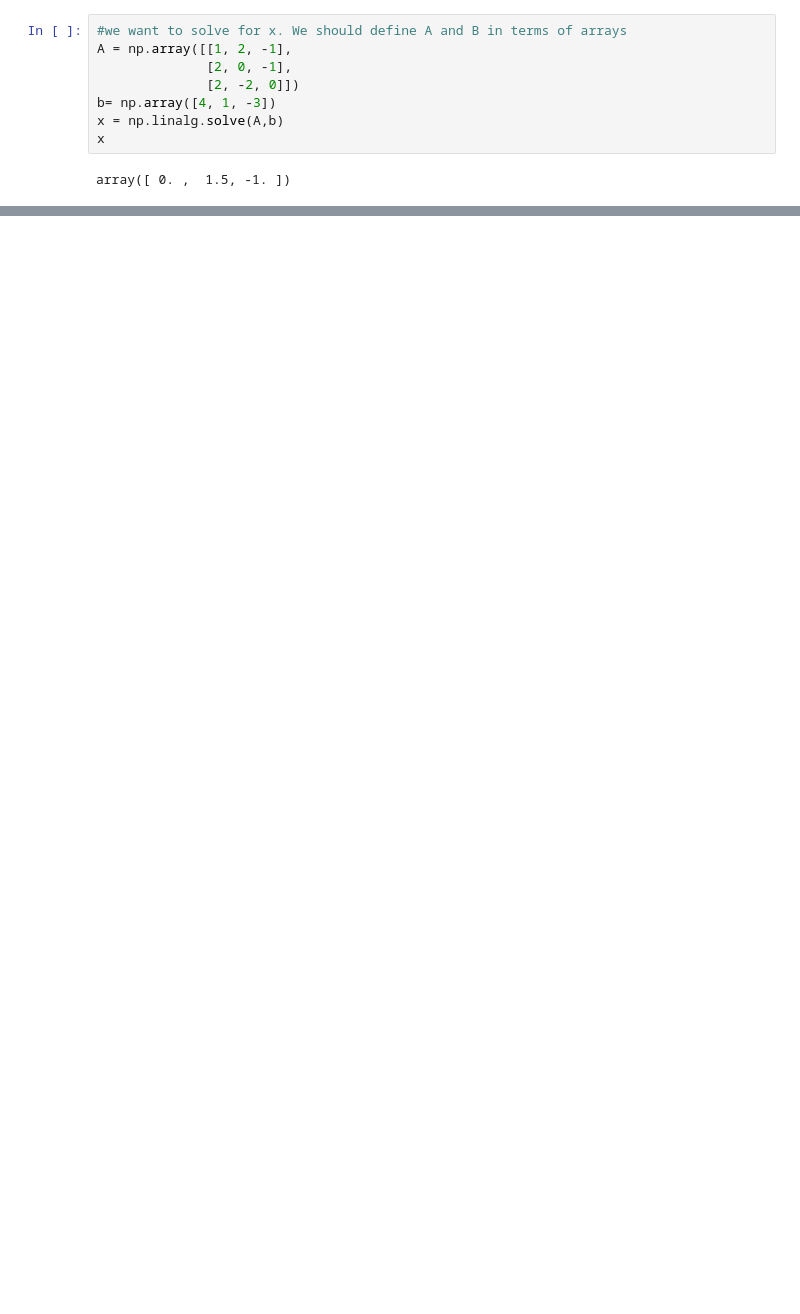
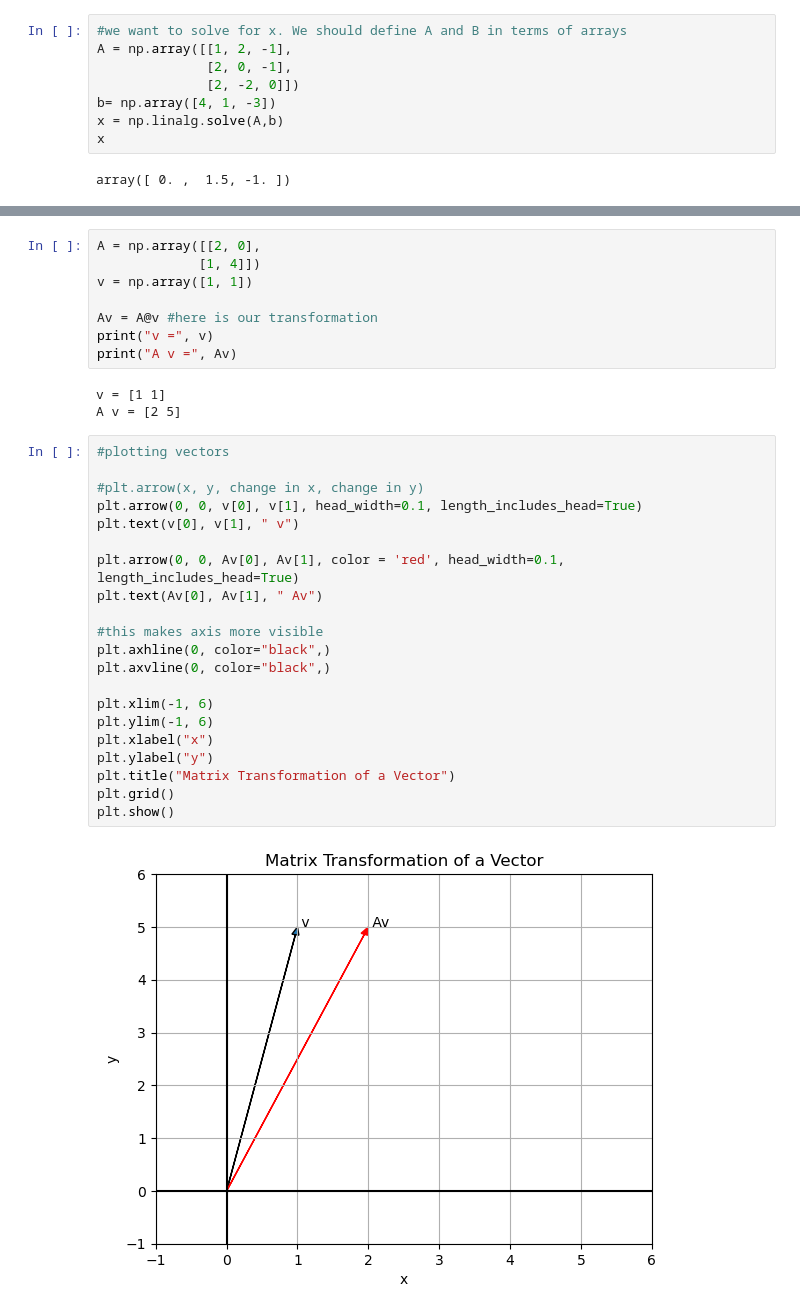
Before and after one commit to h-Escamilla/Computational-Methods-For-Mathematical-Physics-1-at-UTSA, a Jupyter notebook: LinearAlgebra.ipynb, the cells around one changed output, grey strips where cells are left out. Drawn from its saved outputs; the diff is of its cells as text; blank space fills up the shorter version.

```diff
--- a/LinearAlgebra.ipynb
+++ b/LinearAlgebra.ipynb
@@ -142,0 +200,34 @@ array([ 4.,  1., -3.])
+# %%
+A = np.array([[2, 0],
+             [1, 4]])
+v = np.array([1, 1])
+
+Av = A@v #here is our transformation
+print("v =", v)
+print("A v =", Av)
+# %% [output]
+v = [1 1]
+A v = [2 5]
+# %%
+#plotting vectors
+
+#plt.arrow(x, y, change in x, change in y)
+plt.arrow(0, 0, v[0], v[1], head_width=0.1, length_includes_head=True)
+plt.text(v[0], v[1], " v")
+
+plt.arrow(0, 0, Av[0], Av[1], color = 'red', head_width=0.1, length_includes_head=True)
+plt.text(Av[0], Av[1], " Av")
+
+#this makes axis more visible
+plt.axhline(0, color="black",)
+plt.axvline(0, color="black",)
+
+plt.xlim(-1, 6)
+plt.ylim(-1, 6)
+plt.xlabel("x")
+plt.ylabel("y")
+plt.title("Matrix Transformation of a Vector")
+plt.grid()
+plt.show()
+# %% [output]
+[figure, added]
```
Also changed, not shown: parts of 12 cells of this notebook.
